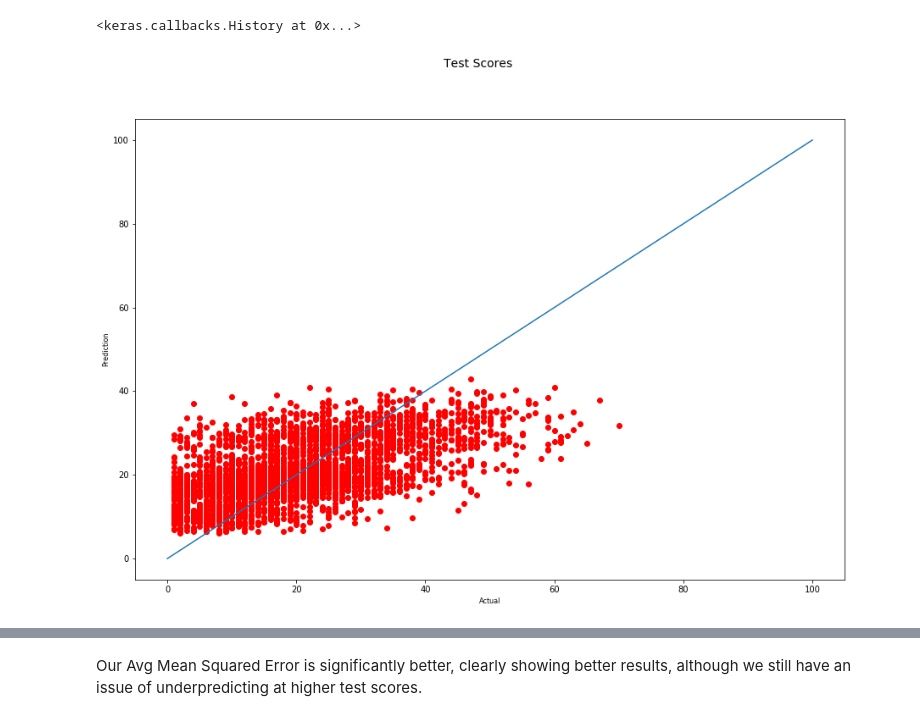
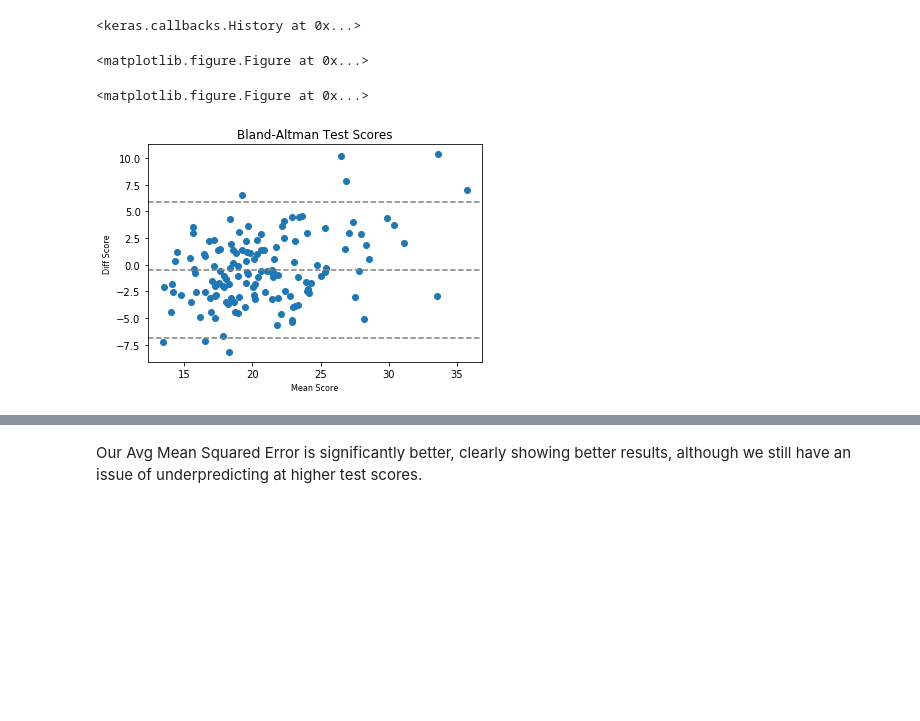
Before and after one commit to 8000net/LectureNotes, a Jupyter notebook: Lecture 7a - Overview Multi-Task Learning.ipynb, the cells around one changed output, grey strips where cells are left out. Saved outputs shown, nothing was run; the diff lists cells and outputs as text; code cells hidden in the pictures; blank space fills up the shorter version.

Commit message:
fixed issues involving graphs and changed some values, added more data to test with

```diff
--- a/Lecture 7a - Overview Multi-Task Learning.ipynb
+++ b/Lecture 7a - Overview Multi-Task Learning.ipynb
@@ -137,10 +169,4 @@ for x in tasks:
 # %%
-import seaborn as sns
-from sklearn.metrics import mean_squared_error, accuracy_score, precision_score, mean_squared_log_error
-
-mses=[]
-plt.figure(figsize=(15,7))
-
 for t, mlp in zip(test_daters_ind, models_ind):
     X_test, y_test = t
 
@@ -150,18 +176,15 @@ for t, mlp in zip(test_daters_ind, models_ind):
     y_test_plot = y_test.ravel()
     yhat_mlp_plot = yhat_mlp.ravel()
 
-    #sns.regplot(y_test_plot, abs(yhat_mlp_plot-y_test_plot))
-    plt.plot(y_test_plot, yhat_mlp_plot, 'ro')
+    y_ind.append(np.mean(y_test_plot))
+    yhat_ind.append(np.mean(yhat_mlp_plot))
 
     mse = mean_squared_error(y_test, yhat_mlp)
     mses.append(mse)
 
-z = np.linspace(0, 100, 1000)
-plt.plot(z, z)
-#plt.xlim(0, 1)
-#plt.ylim(0, 1)
-plt.suptitle('Test Scores', fontsize=14)
-plt.xlabel('Actual', fontsize=8)
-plt.ylabel('Prediction', fontsize=8)
+bland_altman_plot(y_ind, yhat_ind)
+plt.title('Bland-Altman Test Scores')
+plt.xlabel('Mean Score', fontsize=8)
+plt.ylabel('Diff Score', fontsize=8)
 plt.show()
 # %% [output]
@@ -204,33 +227,36 @@ generalized_mlp.compile(loss='mean_squared_error',
 generalized_mlp.fit(X_train, y_train, epochs=20, shuffle=True, verbose=0)
 # %% [output]
 <keras.callbacks.History at 0x...>
+# %%
+y_general=[]
+yhat_general=[]
+
+mses_general=[]
+plt.figure(figsize=(15,10))
+# %% [output]
+<matplotlib.figure.Figure at 0x...>
+<matplotlib.figure.Figure at 0x...>
 # %%
-plt.figure(figsize=(15,10))
-mses_general=[]
-
 for X_test, y_test in zip(all_data["data_test"], all_data["target_test"]):
     yhat_mlp = generalized_mlp.predict(X_test)
     yhat_rounded = np.around(yhat_mlp)
 
     y_test_plot = y_test.ravel()
     yhat_mlp_plot = yhat_mlp.ravel()
 
-    #sns.regplot(y_test_plot, abs(yhat_mlp_plot-y_test_plot))
-    plt.plot(y_test_plot, yhat_mlp_plot, 'ro')
+    y_general.append(np.mean(y_test_plot))
+    yhat_general.append(np.mean(yhat_mlp_plot))
 
     mse = mean_squared_error(y_test, yhat_mlp)
     mses_general.append(mse)
 
-z = np.linspace(0, 100, 1000)
-plt.plot(z, z)
-#plt.xlim(0, 1)
-#plt.ylim(0, 1)
-plt.suptitle('Test Scores', fontsize=14)
-plt.xlabel('Actual', fontsize=8)
-plt.ylabel('Prediction', fontsize=8)
+bland_altman_plot(y_general, yhat_general)
+plt.title('Bland-Altman Test Scores')
+plt.xlabel('Mean Score', fontsize=8)
+plt.ylabel('Diff Score', fontsize=8)
 plt.show()
 # %% [output]
-[figure, old version]
+[figure, new version]
 # %%
 avg = float(np.mean(mses_general))
 print ("Average of Mean Squared Error: ", avg)
```
Also changed, not shown: parts of 38 cells of this notebook.
